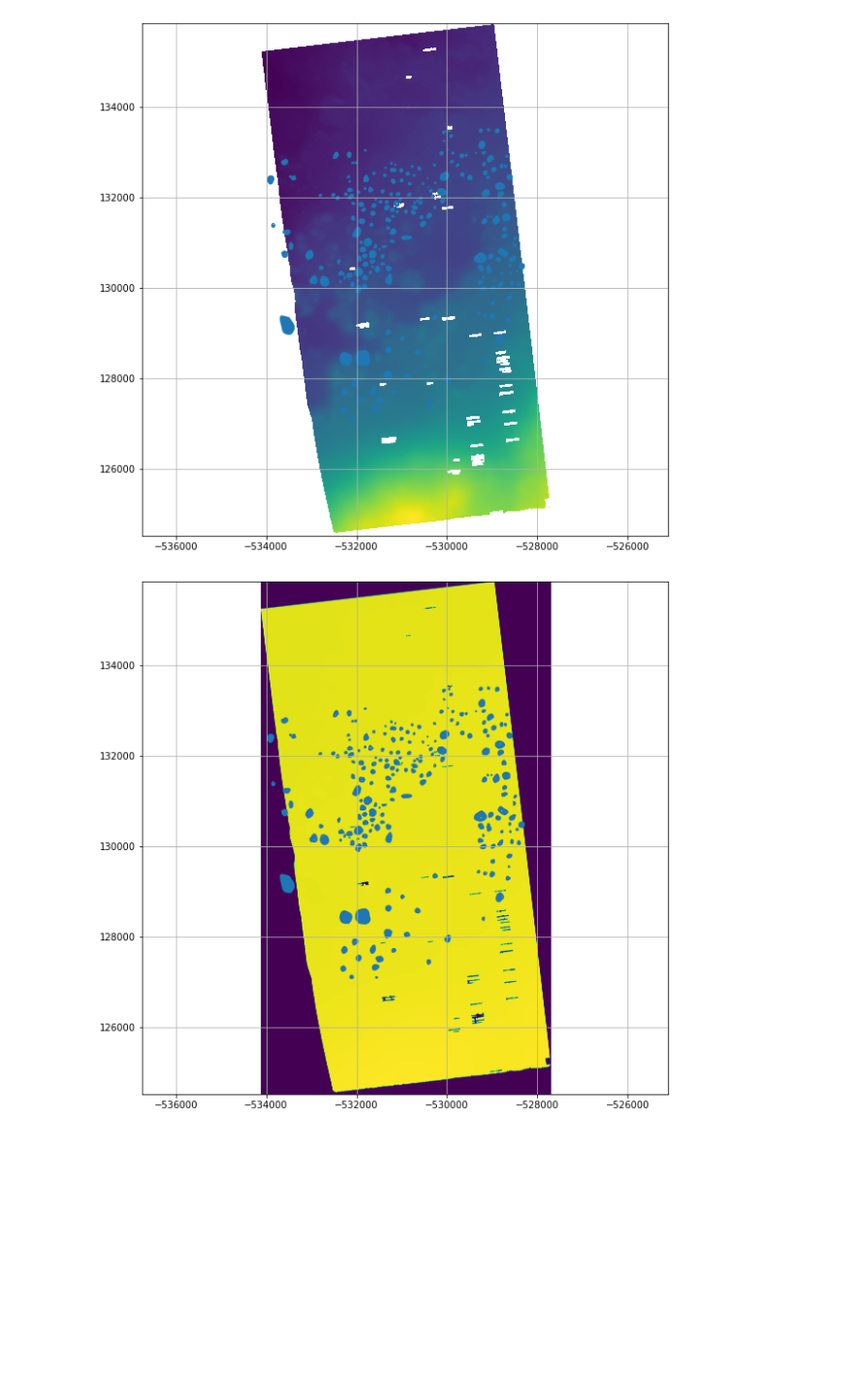
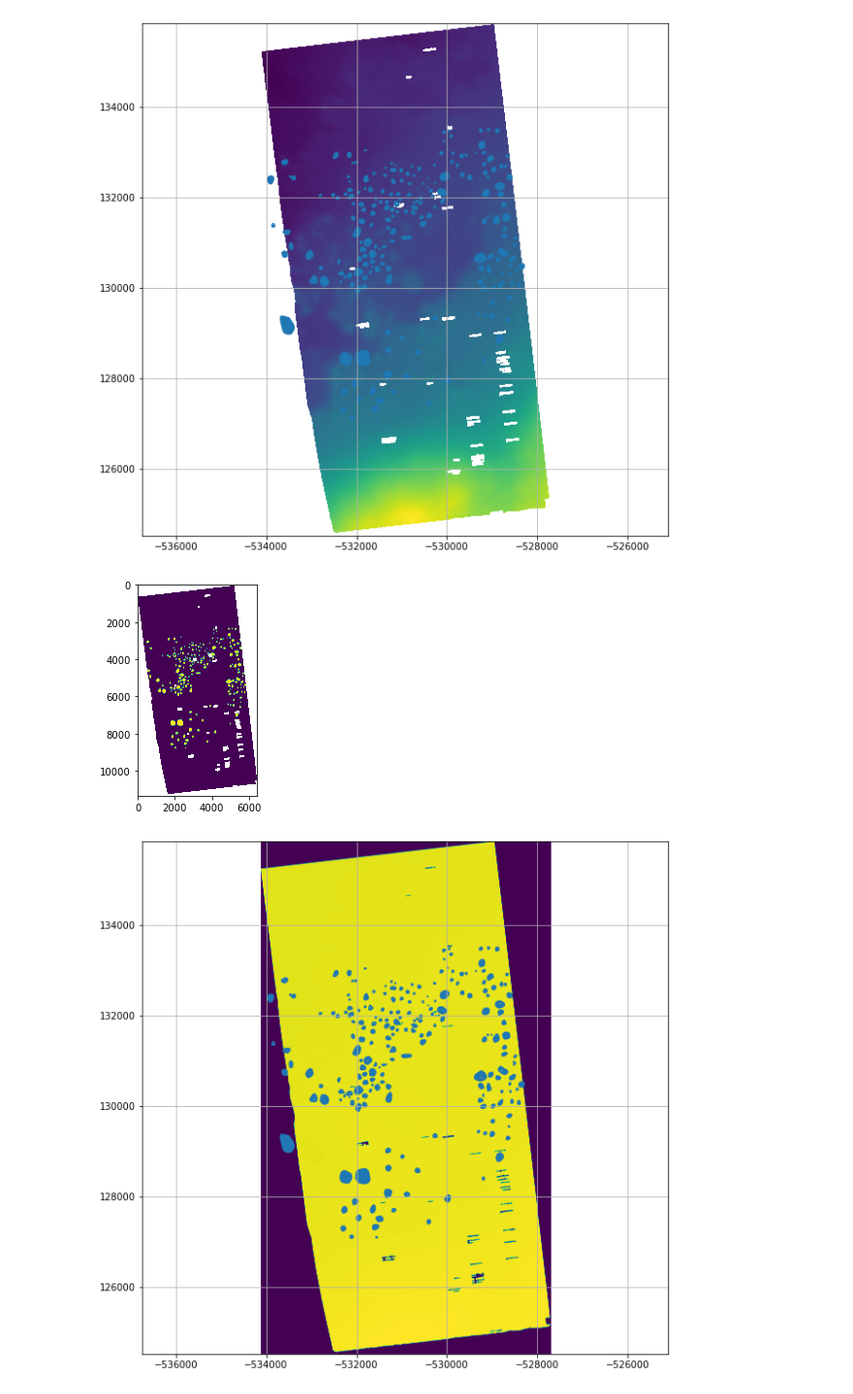
Before and after one commit to SalimFares4/Image-Segmentation, a Jupyter notebook: Code/Visualization/Mounds.ipynb, the cells around one changed output. Shown: that part at 97% size. Saved outputs shown, nothing was run; the diff lists cells and outputs as text; code cells hidden in the pictures; blank space fills up the shorter version.

```diff
--- a/Code/Visualization/Mounds.ipynb
+++ b/Code/Visualization/Mounds.ipynb
@@ -86,28 +78,33 @@ grid()
 # %%
 from rasterio import mask
 
 ### Loading DEM source.
 
 dsource= rio.open(dem_f)
 dtm = dsource.read()
 meta = dsource.meta
 ### Reprojecting the labels coordinate system to that of the original DEM.
 mounds_corrected  =simple_mounds.to_crs(meta['crs'])
 
 ### Masking the labels. 0 for non mounds, 1 for mounds. Can be used for segmentation.
 
 out_img, out_transform =mask.mask(dataset=dsource, shapes = mounds_corrected.geometry, nodata=np.nan)
+
 # do the crop
 out_img = out_img[0]
 nodata = meta["nodata"]
 invalid_elevation = dtm[0] == nodata
 isnan = np.isnan(out_img)
 out_img[isnan] = 0
 out_img[~isnan] = 1
 out_img[invalid_elevation] = np.nan # overall mask 0 non mounds, 1 mounds, np.nan unknown
+to_enlarge_mounds = out_img
+
 figure()
 imshow(out_img)
-plt.savefig("corredcted Mounds.jpg")
+plt.savefig("corredcted Mounds.png")
+# %% [output]
+[figure, added]
 # %%
 import rasterio.mask as mask
 # %%
```
Also changed, not shown: parts of 11 cells of this notebook.
